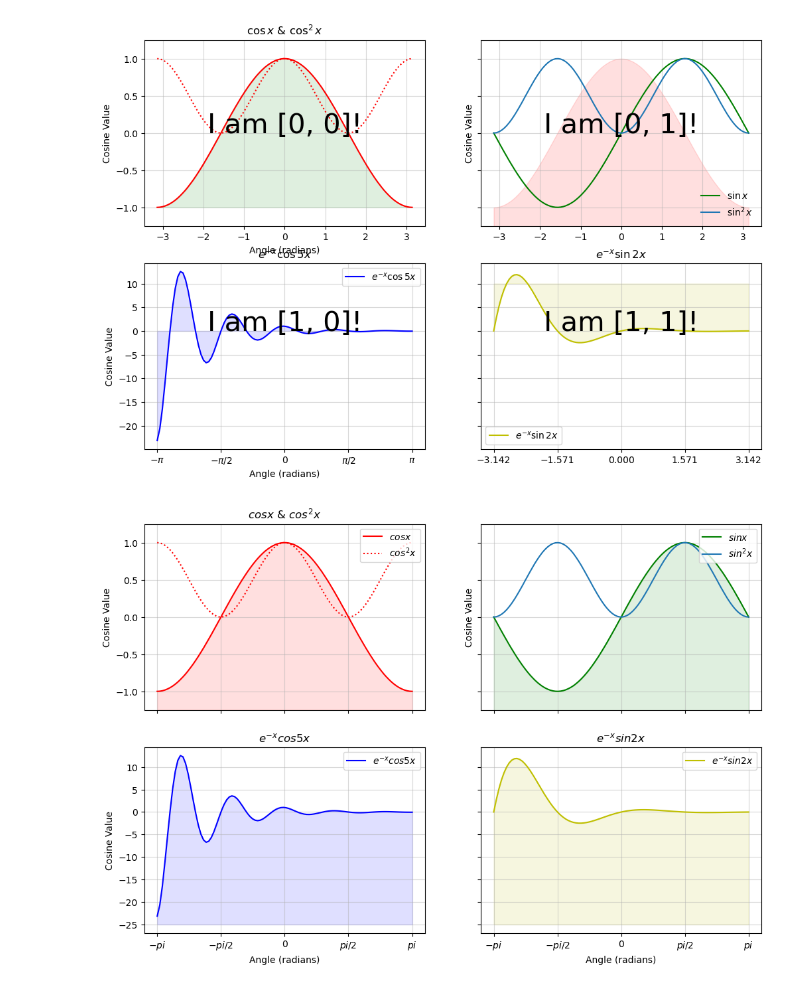
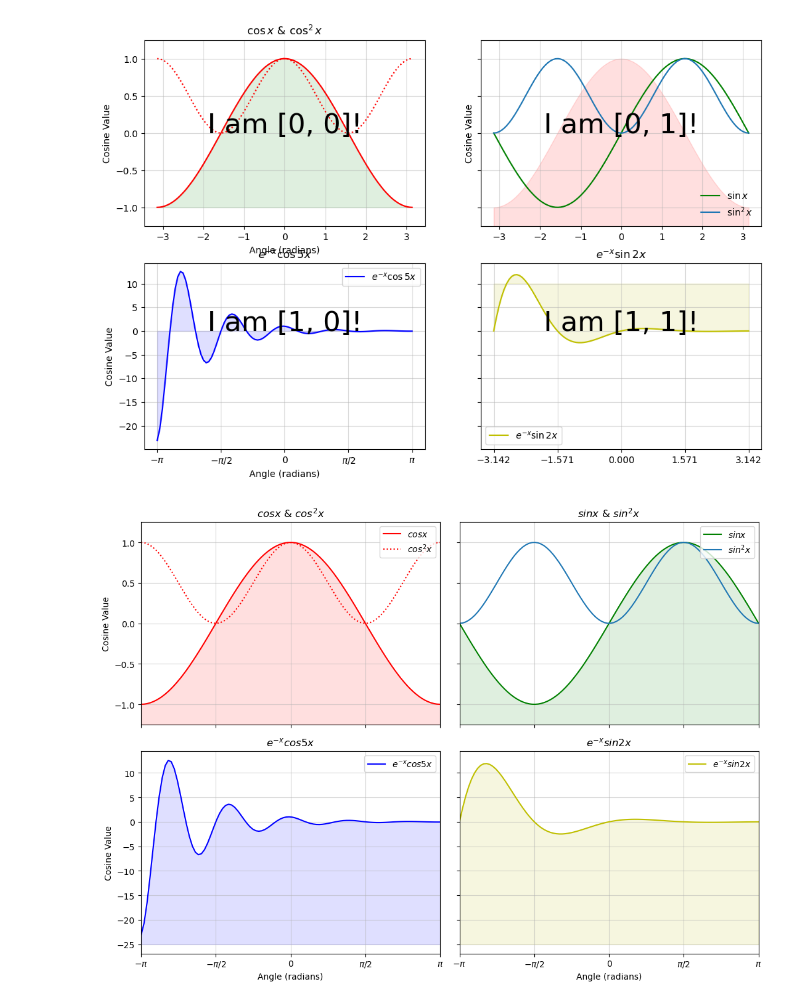
Before and after one commit to SPS-SP2273/learning-portfolio-2025-january-JunHean, a Jupyter notebook: 7.2_plotting__exercises/plotting_(good)_exercises.ipynb, the cells around one changed output. Drawn from its saved outputs; the diff is of its cells as text; code cells hidden in the pictures.

Commit message:
READY FOR REVIEW_plotting(good)_exercise

```diff
--- a/7.2_plotting__exercises/plotting_(good)_exercises.ipynb
+++ b/7.2_plotting__exercises/plotting_(good)_exercises.ipynb
@@ -74,49 +74,54 @@ fun1_x = np.exp(-x) * np.cos(5 * x)
 fun2_x = np.exp(-x) * np.sin(2 * x)
 
 fig, axes = plt.subplots(nrows=2, ncols=2,
-                         figsize=(12, 8),  sharey='row', sharex=True)
+                         figsize=(11, 8),  sharey='row', sharex=True)
 
 #------- Subplot 1 -------#
 axes[0, 0].plot(x, cos_x, color='r', label='$cos x$')
+axes[0, 0].fill_between(x, cos_x, -1.25, color='r', alpha=.125)
 axes[0, 0].plot(x, cos_x**2, color='r',
                 linestyle=':', label='$cos^2 x$')
-axes[0, 0].set_title('$cos x$ & $cos^2x$')
+axes[0, 0].set_title('$cos x$ & $cos^2 x$')
+axes[0, 1].set_xlim(-np.pi, np.pi)
 axes[0, 0].set_ylabel('Cosine Value')
-axes[0, 0].fill_between(x, cos_x, -1.25, color='r', alpha=.125)
+axes[0, 1].set_ylim(-1.25, 1.25)
 axes[0, 0].legend(loc='upper right', frameon=True)
 
 #------- Subplot 2 -------#
 axes[0, 1].plot(x, sin_x, color='g', label='$sin x$')
 axes[0, 1].fill_between(x, sin_x, -2, color='g', alpha=.125)
 axes[0, 1].plot(x, sin_x**2, label='$sin^2 x$')
-axes[0, 1].set_ylabel('Cosine Value')
+axes[0, 1].set_title('$sin x$ & $sin^{2} x$')
 axes[0, 1].set_ylim(-1.25, 1.25)
 axes[0, 1].legend(loc='upper right', frameon=True)
 
 #------- Subplot 3 -------#
 axes[1, 0].plot(x, fun1_x, color='b', label='$e^{-x}cos 5x$')
 axes[1, 0].fill_between(x, fun1_x, -25, color='b', alpha=.125)
 axes[1, 0].set_title('$e^{-x}cos 5x$')
 axes[1, 0].set_xlabel('Angle (radians)')
 axes[1, 0].set_ylabel('Cosine Value')
 axes[1, 0].set_xticks([-np.pi, -np.pi / 2, 0, np.pi / 2, np.pi])
-axes[1, 0].set_xticklabels(['$-pi$', '$-pi/2$', '0', '$pi/2$', '$pi$'])
+axes[1, 0].set_xticklabels(['$-\\pi$', '$-\\pi/2$', '0', '$\\pi/2$', '$\\pi$'])
 axes[1, 0].legend(loc='upper right', frameon=True)
 
 
 #------- Subplot 4 -------#
 axes[1, 1].plot(x, fun2_x, color='y', label='$e^{-x}sin 2x$')
+axes[1, 1].fill_between(x, fun2_x, -25, color='y', alpha=.125)
 axes[1, 1].set_title('$e^{-x}sin 2x$')
 axes[1, 1].set_xlabel('Angle (radians)')
-axes[1, 1].fill_between(x, fun2_x, -25, color='y', alpha=.125)
 axes[1, 1].set_xticks([-np.pi, -np.pi / 2, 0, np.pi / 2, np.pi])
 axes[1, 1].legend(loc='upper right', frameon=True)
 
 # 'flatten', 'opens' the 2D array into a simple 1D array
 for a in axes.flatten():
     a.grid(alpha=.5)
 
-# plt.tight_layout()
+plt.tight_layout()
+
+plt.savefig('Plotting(Good).jpg', dpi=150)
+
 plt.show(block=False)
 # %% [output]
-[figure, old version]
+[figure, new version]
```
Also changed, not shown: 1 other file.
